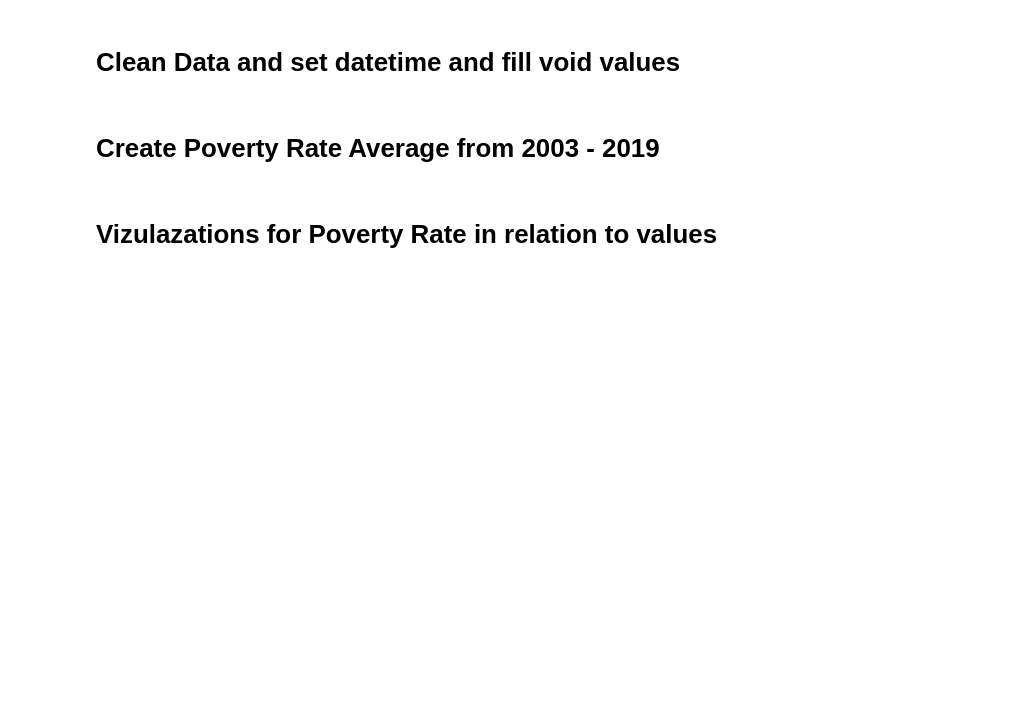
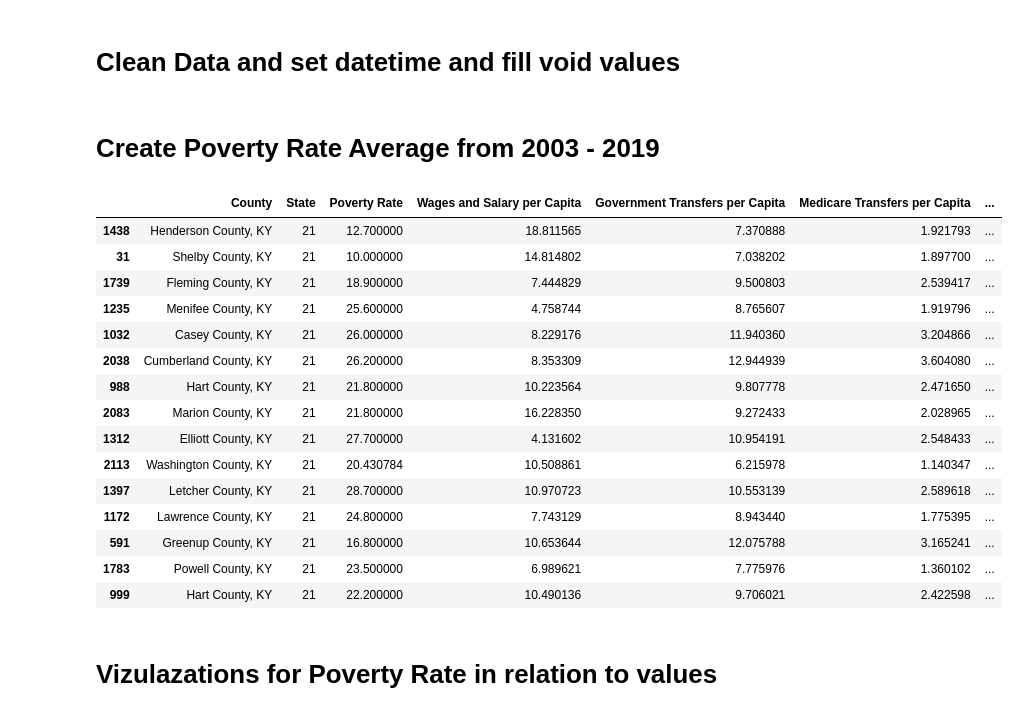
Before and after one commit to jsphotos205/Kentucky_Poverty_Rate, a Jupyter notebook: kentucky_unemployment_ml.ipynb, the cells around one changed output. Saved outputs shown, nothing was run; the diff lists cells and outputs as text; code cells hidden in the pictures; blank space fills up the shorter version.

```diff
--- a/kentucky_unemployment_ml.ipynb
+++ b/kentucky_unemployment_ml.ipynb
@@ -42,6 +61,25 @@ kentucky = kentucky.fillna(kentucky['Poverty Rate'].mean())
 # %%
 kentucky_mean_pov = kentucky['Poverty Rate'].mean()
 kentucky['Above Average Poverty Mean'] = (kentucky['Poverty Rate'] - kentucky_mean_pov) > 0
+# %%
+kentucky.sample(15)
+# %% [output]
+|  | County | State | Poverty Rate | Wages and Salary per Capita | Government Transfers per Capita | Medicare Transfers per Capita | ... |
+| 1438 | Henderson County, KY | 21 | 12.700000 | 18.811565 | 7.370888 | 1.921793 | ... |
+| 31 | Shelby County, KY | 21 | 10.000000 | 14.814802 | 7.038202 | 1.897700 | ... |
+| 1739 | Fleming County, KY | 21 | 18.900000 | 7.444829 | 9.500803 | 2.539417 | ... |
+| 1235 | Menifee County, KY | 21 | 25.600000 | 4.758744 | 8.765607 | 1.919796 | ... |
+| 1032 | Casey County, KY | 21 | 26.000000 | 8.229176 | 11.940360 | 3.204866 | ... |
+| 2038 | Cumberland County, KY | 21 | 26.200000 | 8.353309 | 12.944939 | 3.604080 | ... |
+| 988 | Hart County, KY | 21 | 21.800000 | 10.223564 | 9.807778 | 2.471650 | ... |
+| 2083 | Marion County, KY | 21 | 21.800000 | 16.228350 | 9.272433 | 2.028965 | ... |
+| 1312 | Elliott County, KY | 21 | 27.700000 | 4.131602 | 10.954191 | 2.548433 | ... |
+| 2113 | Washington County, KY | 21 | 20.430784 | 10.508861 | 6.215978 | 1.140347 | ... |
+| 1397 | Letcher County, KY | 21 | 28.700000 | 10.970723 | 10.553139 | 2.589618 | ... |
+| 1172 | Lawrence County, KY | 21 | 24.800000 | 7.743129 | 8.943440 | 1.775395 | ... |
+| 591 | Greenup County, KY | 21 | 16.800000 | 10.653644 | 12.075788 | 3.165241 | ... |
+| 1783 | Powell County, KY | 21 | 23.500000 | 6.989621 | 7.775976 | 1.360102 | ... |
+| 999 | Hart County, KY | 21 | 22.200000 | 10.490136 | 9.706021 | 2.422598 | ... |
 # %% [markdown]
 # Vizulazations for Poverty Rate in relation to values
 # %%
```
Also changed, not shown: parts of 2 cells of this notebook.
